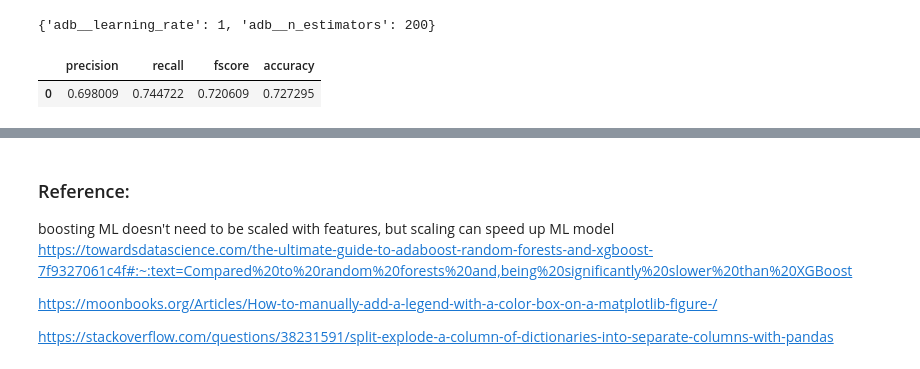
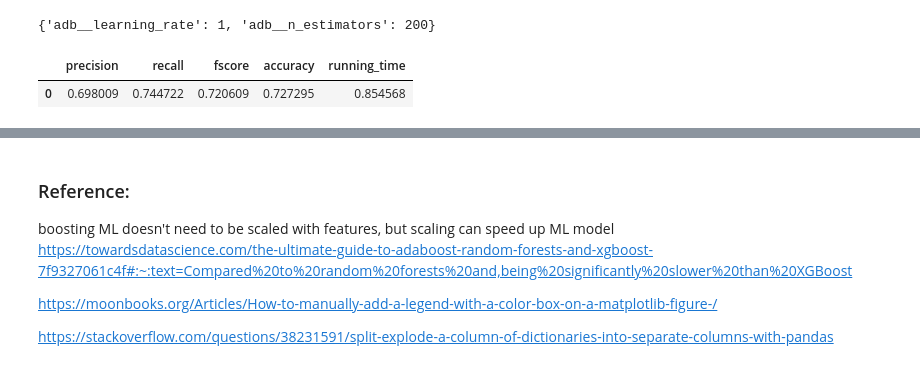
Before and after one commit to xmjuan/starbucks_capstone, a Jupyter notebook: Starbucks_Capstone_notebook.ipynb, the cells around one changed output, grey strips where cells are left out. Saved outputs shown, nothing was run; the diff lists cells and outputs as text; code cells hidden in the pictures.

```diff
--- a/Starbucks_Capstone_notebook.ipynb
+++ b/Starbucks_Capstone_notebook.ipynb
@@ -1091,0 +1115,11 @@ Above we can see, I've tried four models, although the four models have very sim
+# %%
+# set parameters
+parameters = {'rfc__max_depth': [10, 20, 50],
+             'rfc__max_features': ['auto', 'sqrt', 'log2', 20, 50]}
+
+# fit model
+cv_rfc = GridSearchCV(pipeline_rfc, parameters)
+cv_rfc.fit(X_train, y_train)
+
+# check the best estimator
+cv_rfc.best_params_
@@ -1091,0 +1168,12 @@ Above we can see, I've tried four models, although the four models have very sim
+# %%
+# set parameters
+parameters = {'lg__solver': ['newton-cg', 'lbfgs', 'liblinear'],
+             'lg__C': [100, 10, 1, 0.1]}
+
+
+# fit model
+cv_lg = GridSearchCV(pipeline_lg, parameters)
+cv_lg.fit(X_train, y_train)
+
+# check the best estimator
+cv_lg.best_params_
@@ -1114,7 +1220,7 @@ pipeline_adb.get_params()
 # %%
 # set parameters
 parameters = {'adb__learning_rate': [0.5, 1, 2],
-             'adb__n_estimators': [50, 100, 150, 200]}
+             'adb__n_estimators': [100, 150, 200, 250]}
 
 # fit model
 cv = GridSearchCV(pipeline_adb, parameters)
@@ -1126,13 +1232,18 @@ cv.best_params_
 {'adb__learning_rate': 1, 'adb__n_estimators': 200}
 # %%
 # results
+start = time.time()
 scaled_X_test = StandardScaler().fit_transform(X_test)
 y_pred_cv = cv.best_estimator_.named_steps['adb'].predict(scaled_X_test)
-end
+end = time.time()
+
+running_time = end - start
 
 cv_result = model_results()
 df_cv = cv_result.calculate_results(y_pred_cv, y_test)
+df_cv['running_time'] = running_time
+
 df_cv
 # %% [output]
-|  | precision | recall | fscore | accuracy |
-| 0 | 0.698009 | 0.744722 | 0.720609 | 0.727295 |
+|  | precision | recall | fscore | accuracy | running_time |
+| 0 | 0.698009 | 0.744722 | 0.720609 | 0.727295 | 0.854568 |
```
Also changed, not shown: parts of 20 cells of this notebook.
